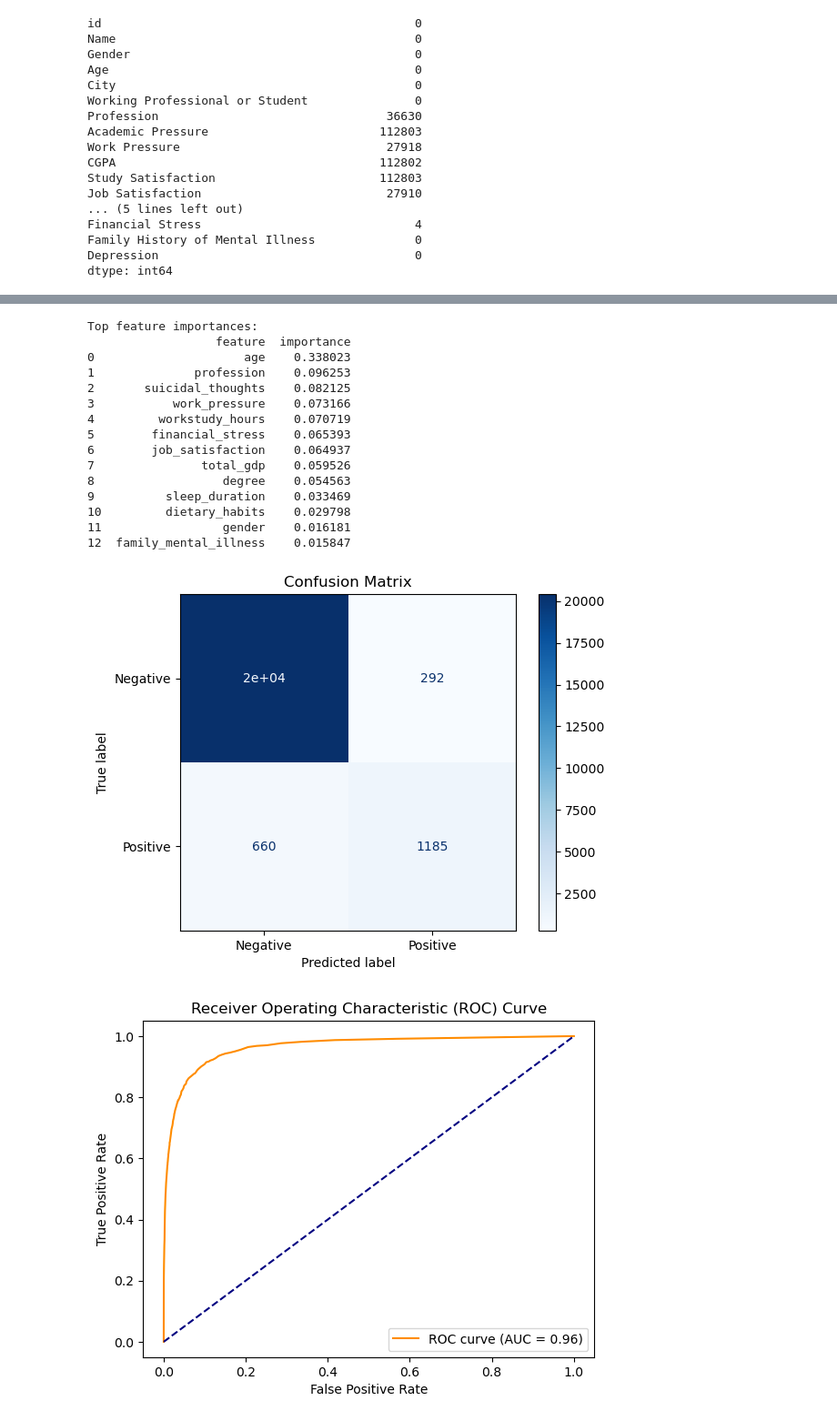
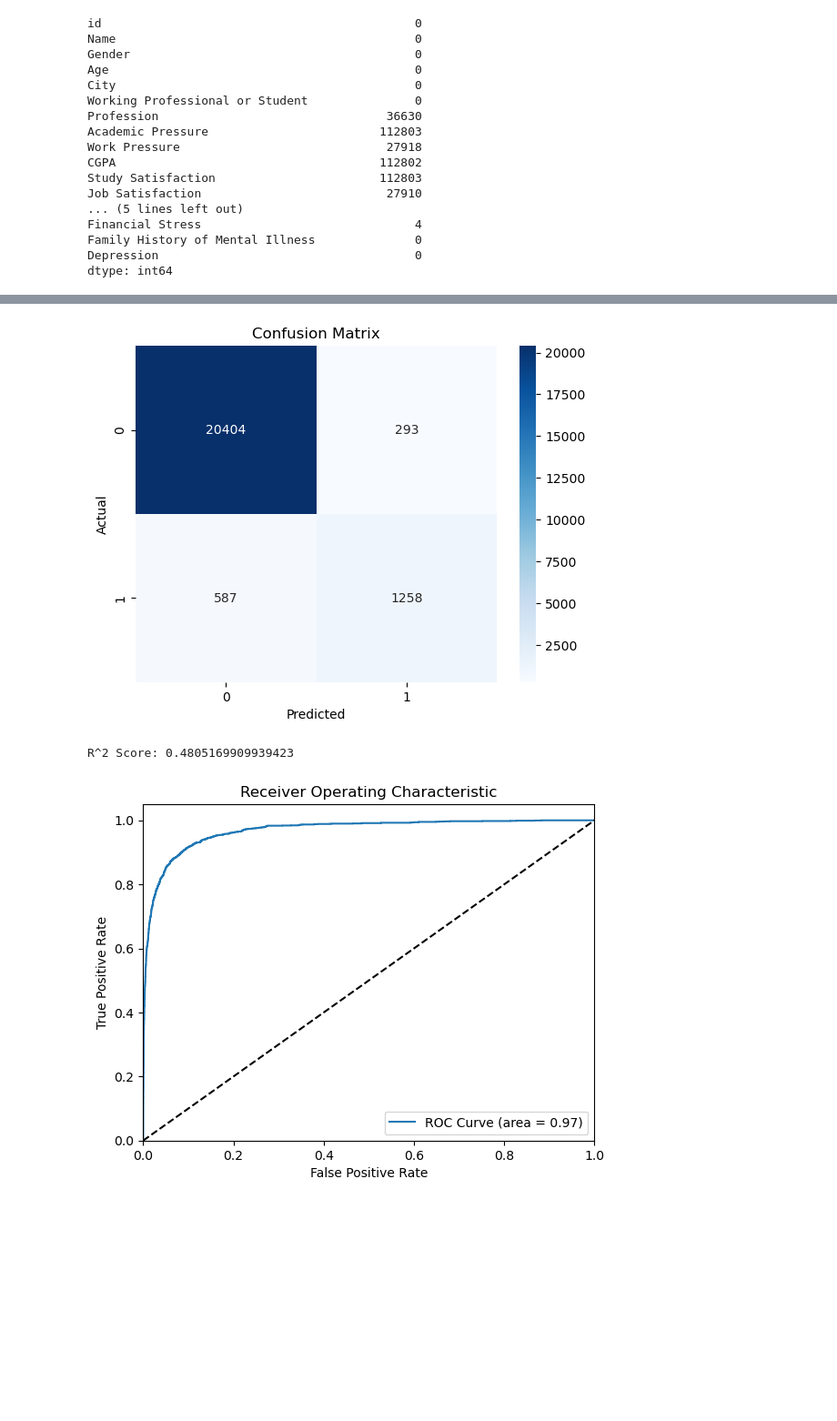
Before and after one commit to nikankad/COS322-depression, a Jupyter notebook: src/main.ipynb, the cells around one changed output, grey strips where cells are left out. Shown: that part at 91% size. Saved outputs shown, nothing was run; the diff lists cells and outputs as text; code cells hidden in the pictures; blank space fills up the shorter version.

```diff
--- a/src/main.ipynb
+++ b/src/main.ipynb
@@ -74,31 +73,17 @@ Students: 64% depressed, Working: 36% depressed
 # %%
-from OurModels import RandomForestRegressorModel
-model = RandomForestRegressorModel()
-studentModelResults = model.train(working_df)
-model.output(*studentModelResults)
+# from OurModels import RandomForestRegressorModel
+# model = RandomForestRegressorModel()
+# studentModelResults = model.train(working_df)
+# model.output(*studentModelResults)
-# %% [output]
-Top feature importances:
-                  feature  importance
-0                     age    0.338023
-1              profession    0.096253
-2       suicidal_thoughts    0.082125
-3           work_pressure    0.073166
-4         workstudy_hours    0.070719
-5        financial_stress    0.065393
-6        job_satisfaction    0.064937
-7               total_gdp    0.059526
-8                  degree    0.054563
-9          sleep_duration    0.033469
-10         dietary_habits    0.029798
-11                 gender    0.016181
-12  family_mental_illness    0.015847
-[figure, removed]
-[figure, removed]
 # %%
-# from OurModels import DecisionTreeClassifierModel
-# model = DecisionTreeClassifierModel(13)
-# studentModelResults = model.train(working_df)
-# model.output(*studentModelResults)
+from OurModels import LogisticRegressionModel
+model = LogisticRegressionModel()
+studentModelResults = model.train(working_df)
+model.output(*studentModelResults)
+# %% [output]
+[figure, added]
+R^2 Score: 0.4805169909939423
+[figure, added]
 # %%
 df.head()
 # %% [output]
```
Also changed, not shown: parts of 3 cells of this notebook, 3 other files.
